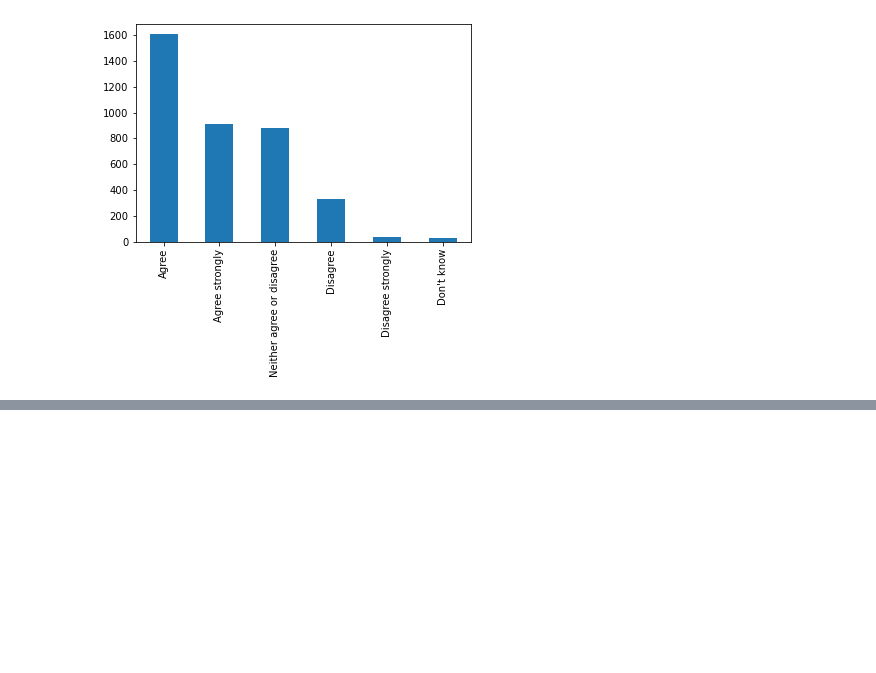
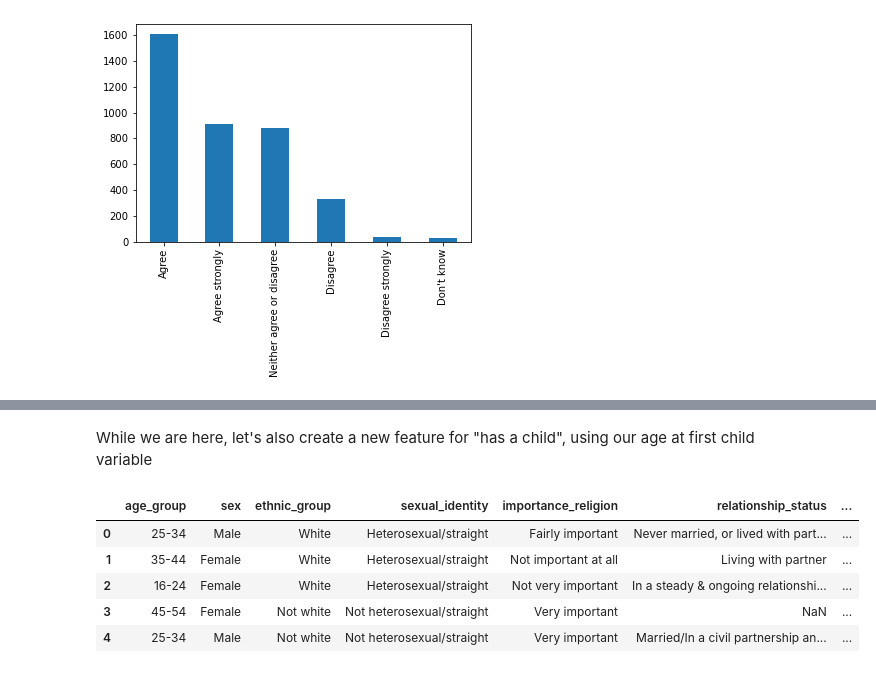
Before and after one commit to UKDataServiceOpen/Synthetic-Data, a Jupyter notebook: code-demo/NATSAL/NATSAL.ipynb, the cells around one changed output, grey strips where cells are left out. Cells and saved outputs as stored; diff of their text form; code cells hidden in the pictures; blank space fills up the shorter version.

Commit message:
Rename and reduce the columns of NATSAL

```diff
--- a/code-demo/NATSAL/NATSAL.ipynb
+++ b/code-demo/NATSAL/NATSAL.ipynb
@@ -16,6 +13,6 @@ Successfully installed pyreadstat-1.1.2
 # %%
 import pyreadstat
-df, meta = pyreadstat.read_sav('natsal_3_teaching_open.sav', apply_value_formats=True,formats_as_category=True)
+df, meta = pyreadstat.read_sav('natsal_3_teaching_open.sav', apply_value_formats=True,formats_as_category=False)
 # %%
 df.head()
 # %% [output]
@@ -79,0 +184,22 @@ df.to_csv('natsal_3_teaching_open.csv', index=False)
+# %%
+# select only special category and oppinion data
+df = df[['agrp', 'rsex', 'ethnicgrpr', 'sexidr', 'religimp', 'relstatr','rnssecgp_6', 'dage1ch',
+       'rwcasual', 'snnolov', 'snpres', 'snold','snsexdrv', 'snmedia', 'snearly']]
+
+# rename
+df.columns = ['age_group', 'sex', 'ethnic_group', 'sexual_identity', 'importance_religion', 'relationship_status','occupation', 'age_at_first_child',
+       'opp_one_night_stand_ok', 'opp_sex_without_love_ok', 'opp_pressure_to_have_sex', 'opp_less_sex_with_age','opp_men_have_higher_sex_drive', 'opp_too_much_sex_media', 'opp_young_sex_too_early']
+# %% [markdown]
+While we are here, let's also create a new feature for "has a child", using our age at first child variable
+# %%
+# create a new column, has_child which is to opposite of nulls in the age at first child column
+df['has_child'] = ~df['age_at_first_child'].isnull()
+# %%
+df.head()
+# %% [output]
+|  | age_group | sex | ethnic_group | sexual_identity | importance_religion | relationship_status | ... |
+| 0 | 25-34 | Male | White | Heterosexual/straight | Fairly important | Never married, or lived with part... | ... |
+| 1 | 35-44 | Female | White | Heterosexual/straight | Not important at all | Living with partner | ... |
+| 2 | 16-24 | Female | White | Heterosexual/straight | Not very important | In a steady & ongoing relationshi... | ... |
+| 3 | 45-54 | Female | Not white | Not heterosexual/straight | Very important | NaN | ... |
+| 4 | 25-34 | Male | Not white | Not heterosexual/straight | Very important | Married/In a civil partnership an... | ... |
```
Also changed, not shown: parts of 9 cells of this notebook.
